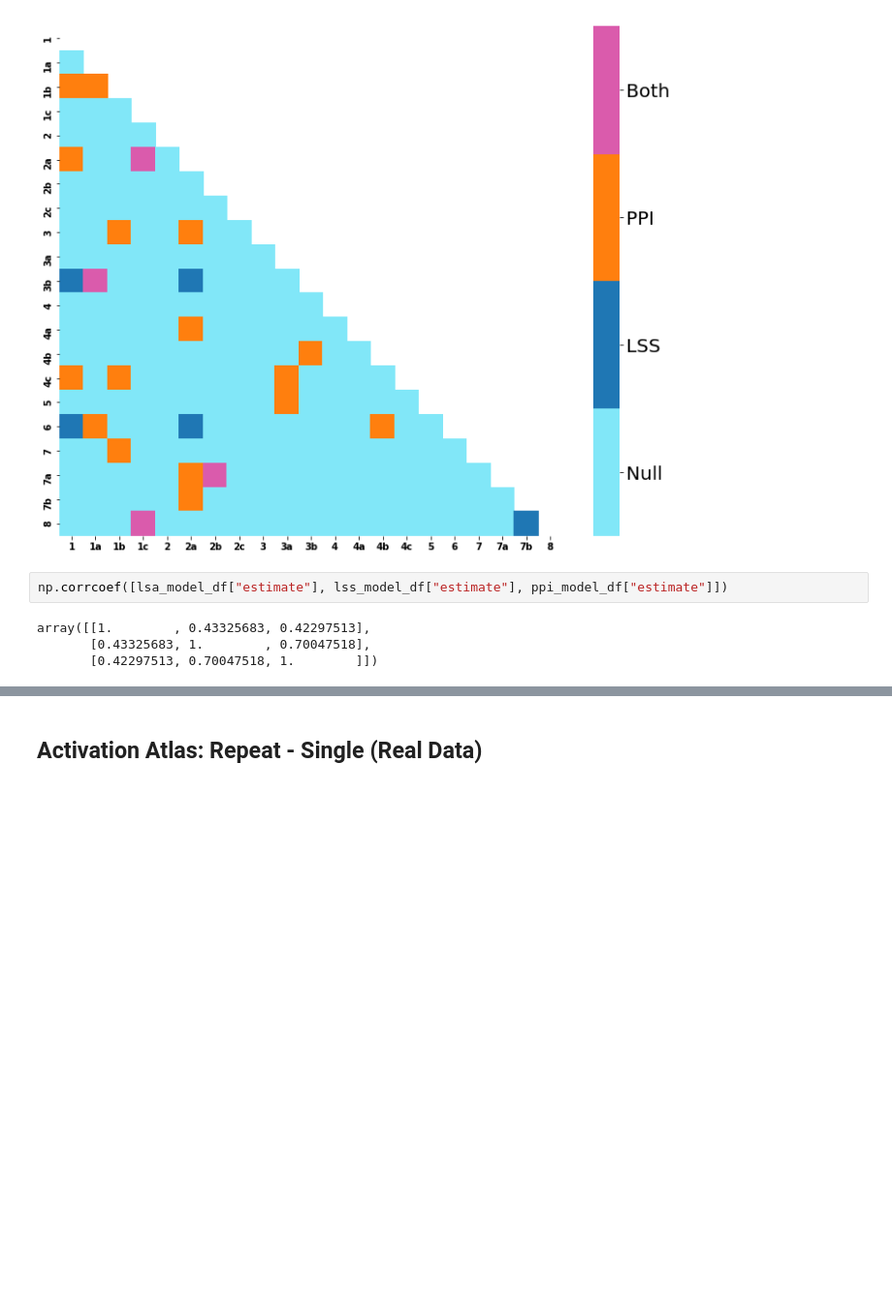
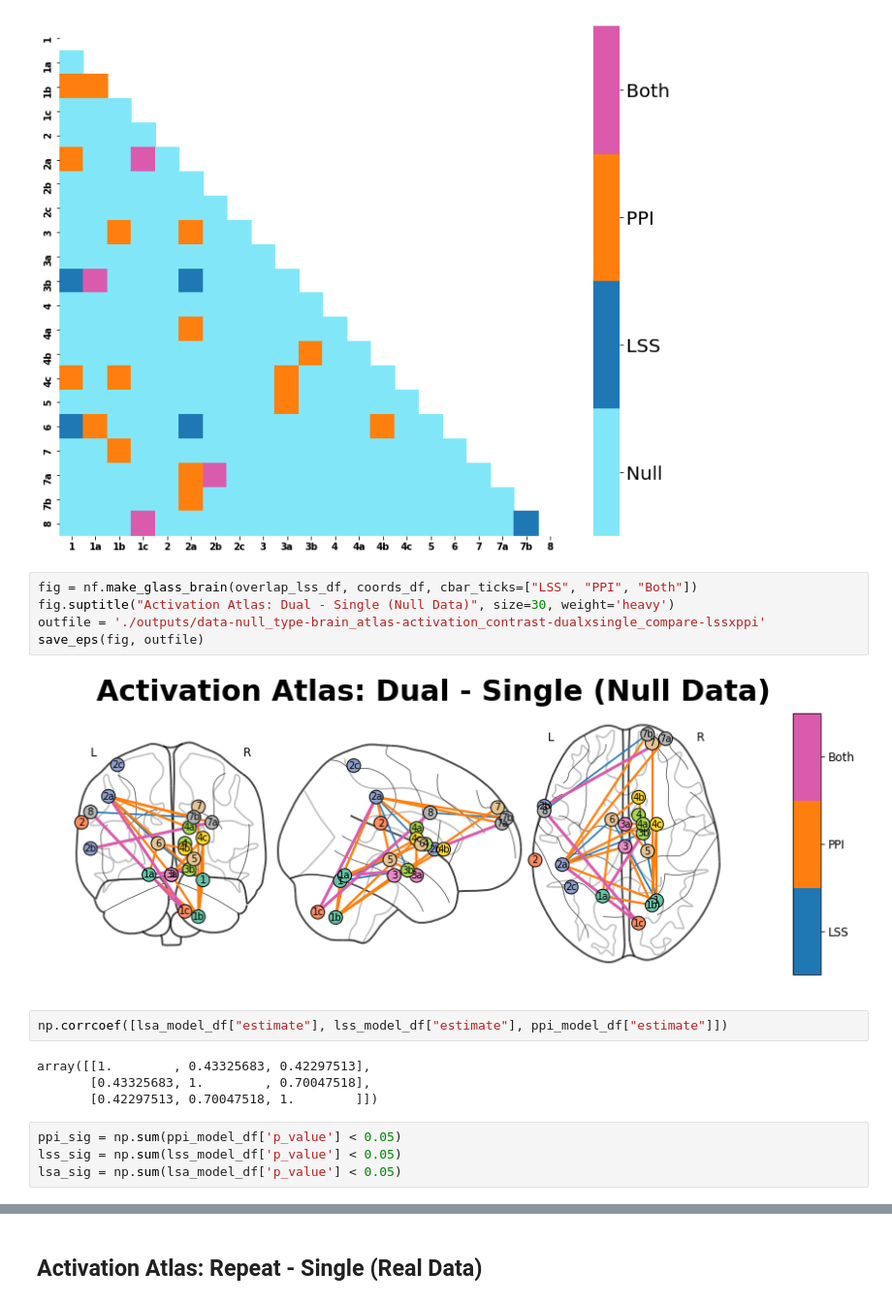
Before and after one commit to jdkent/BetaSeriesRealDataAnalysis, a Jupyter notebook: PPITest/compare_bsc_ppi.ipynb, the cells around one changed output, grey strips where cells are left out. Shown at 97% size. Cells and saved outputs as stored; diff of their text form; blank space fills up the shorter version.

```diff
--- a/PPITest/compare_bsc_ppi.ipynb
+++ b/PPITest/compare_bsc_ppi.ipynb
@@ -356,9 +418,20 @@ Number of Positives ppi: 20 / 210
 Number of overlapping positives: 4 / 210
 [figure]
 [figure]
+# %%
+fig = nf.make_glass_brain(overlap_lss_df, coords_df, cbar_ticks=["LSS", "PPI", "Both"])
+fig.suptitle("Activation Atlas: Dual - Single (Null Data)", size=30, weight='heavy')
+outfile = './outputs/data-null_type-brain_atlas-activation_contrast-dualxsingle_compare-lssxppi'
+save_eps(fig, outfile)
+# %% [output]
+[figure, added]
 # %%
 np.corrcoef([lsa_model_df["estimate"], lss_model_df["estimate"], ppi_model_df["estimate"]])
 # %% [output]
 array([[1.        , 0.43325683, 0.42297513],
        [0.43325683, 1.        , 0.70047518],
        [0.42297513, 0.70047518, 1.        ]])
+# %%
+ppi_sig = np.sum(ppi_model_df['p_value'] < 0.05)
+lss_sig = np.sum(lss_model_df['p_value'] < 0.05)
+lsa_sig = np.sum(lsa_model_df['p_value'] < 0.05)
```
Also changed, not shown: parts of 59 cells of this notebook, 20 other files.
